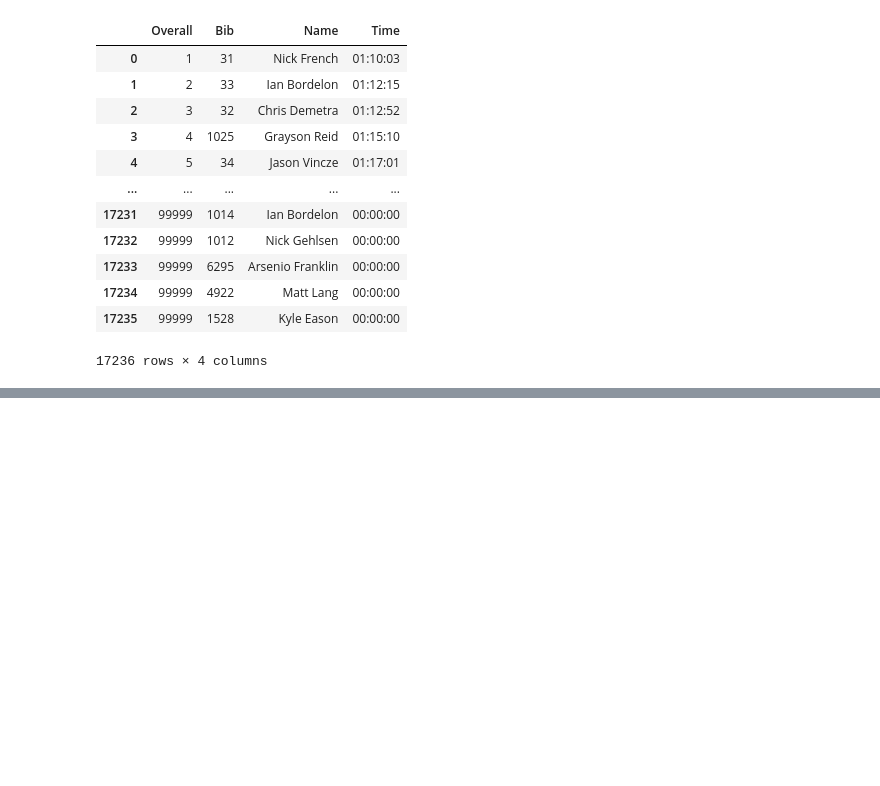
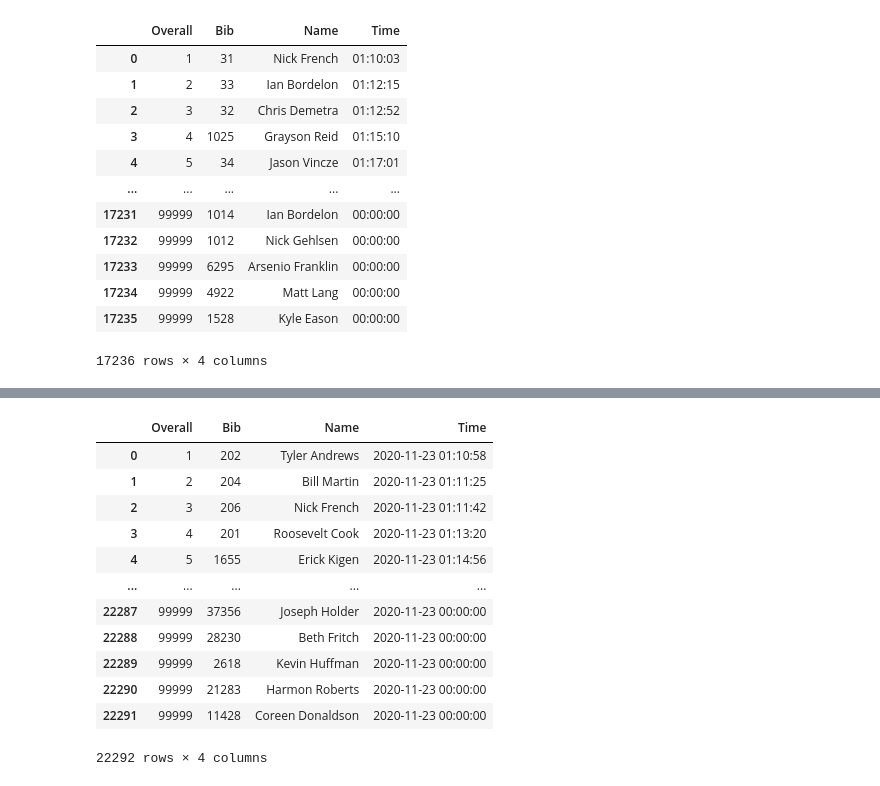
Before and after one commit to MrBardot/NSS-DDA2-web-scraping, a Jupyter notebook: marathon_eda.ipynb, the cells around one changed output, grey strips where cells are left out. Saved outputs shown, nothing was run; the diff lists cells and outputs as text; code cells hidden in the pictures; blank space fills up the shorter version.

```diff
--- a/marathon_eda.ipynb
+++ b/marathon_eda.ipynb
@@ -142,0 +293,16 @@ marathon_half_2019
+# %%
+marathon_half_2017
+# %% [output]
+|  | Overall | Bib | Name | Time |
+| 0 | 1 | 202 | Tyler Andrews | 2020-11-23 01:10:58 |
+| 1 | 2 | 204 | Bill Martin | 2020-11-23 01:11:25 |
+| 2 | 3 | 206 | Nick French | 2020-11-23 01:11:42 |
+| 3 | 4 | 201 | Roosevelt Cook | 2020-11-23 01:13:20 |
+| 4 | 5 | 1655 | Erick Kigen | 2020-11-23 01:14:56 |
+| ... | ... | ... | ... | ... |
+| 22287 | 99999 | 37356 | Joseph Holder | 2020-11-23 00:00:00 |
+| 22288 | 99999 | 28230 | Beth Fritch | 2020-11-23 00:00:00 |
+| 22289 | 99999 | 2618 | Kevin Huffman | 2020-11-23 00:00:00 |
+| 22290 | 99999 | 21283 | Harmon Roberts | 2020-11-23 00:00:00 |
+| 22291 | 99999 | 11428 | Coreen Donaldson | 2020-11-23 00:00:00 |
+22292 rows × 4 columns
```
Also changed, not shown: parts of 19 cells of this notebook.
